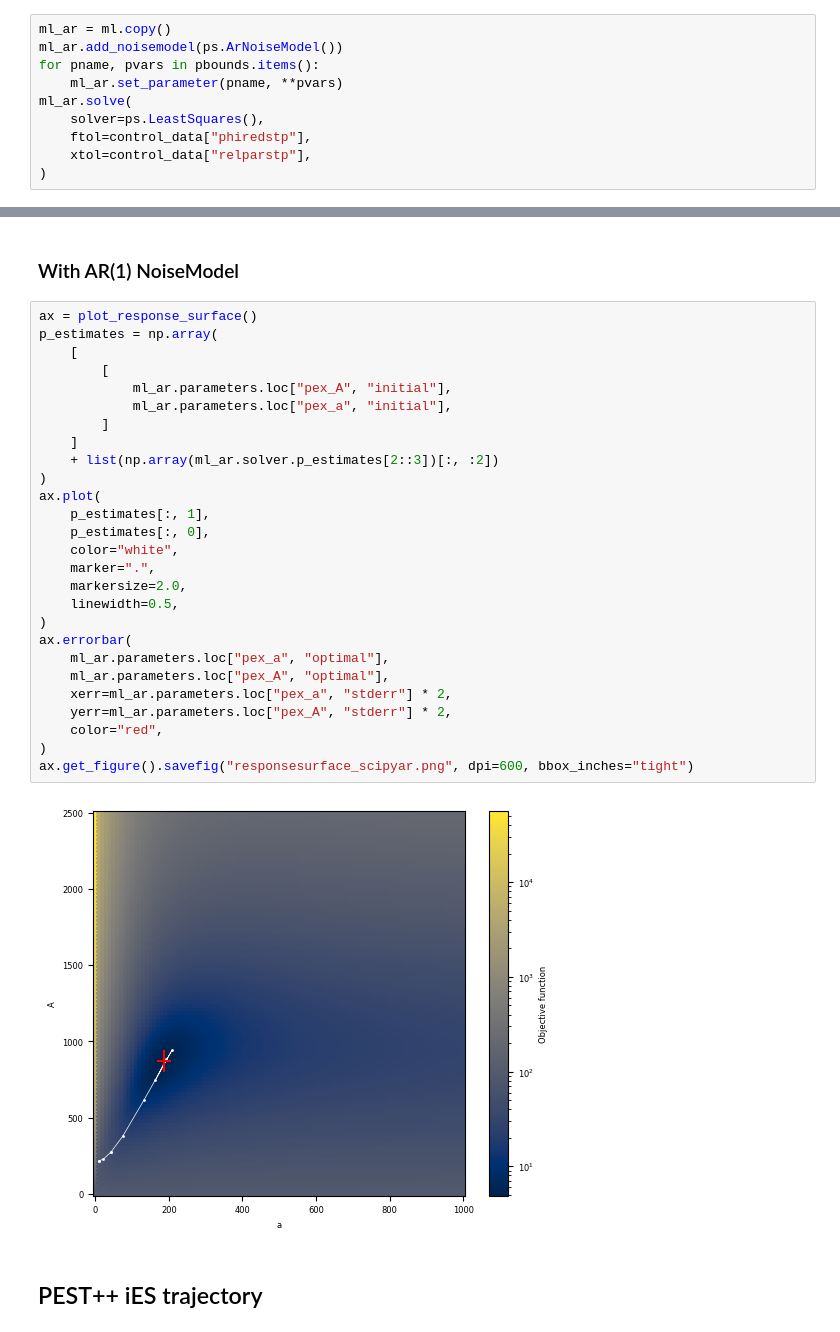
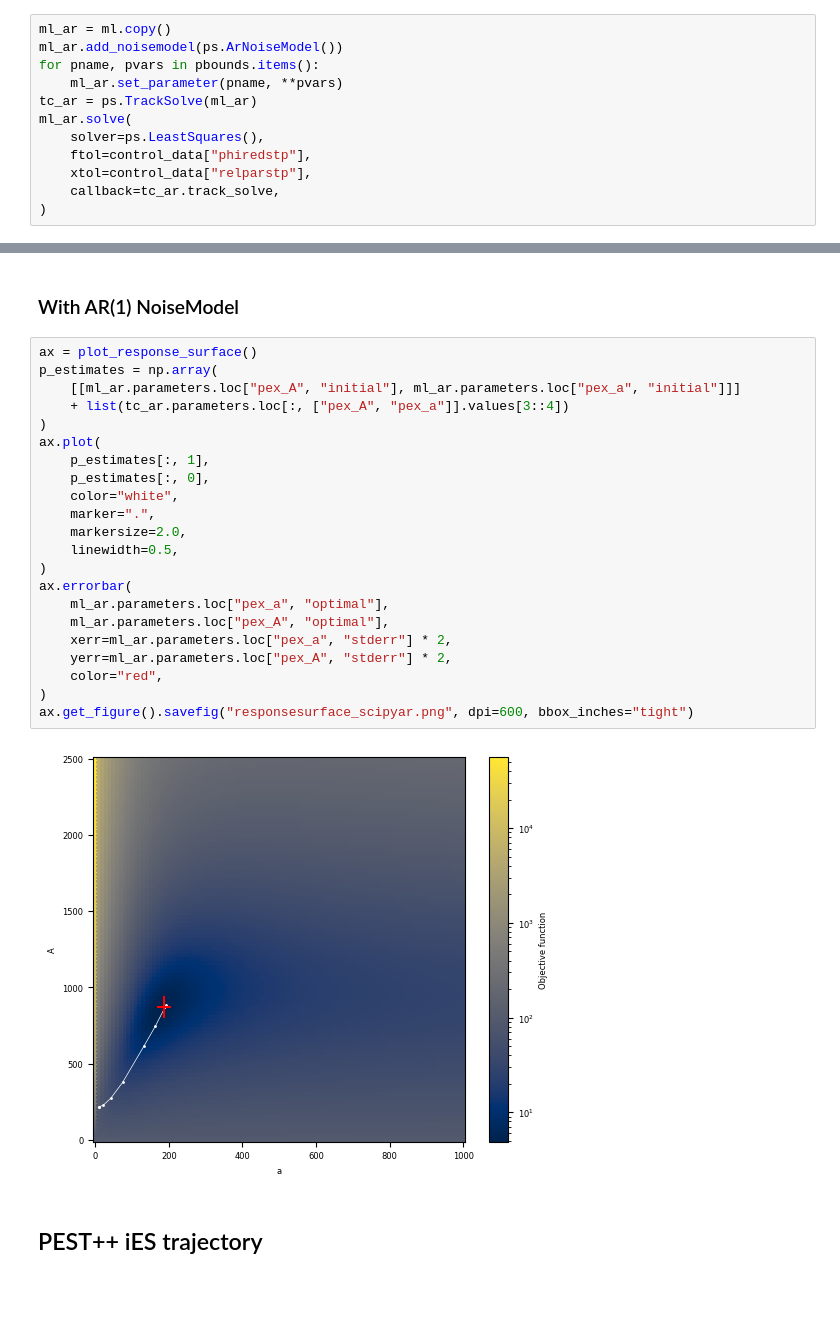
Before and after one commit to pastas/pastas-plugins, a Jupyter notebook: docs/examples/pest_pastas_responsesurface.ipynb, the cells around one changed output, grey strips where cells are left out. Cells and saved outputs as stored; diff of their text form; blank space fills up the shorter version.

```diff
--- a/docs/examples/pest_pastas_responsesurface.ipynb
+++ b/docs/examples/pest_pastas_responsesurface.ipynb
@@ -98,9 +101,11 @@ ml_ar = ml.copy()
 ml_ar.add_noisemodel(ps.ArNoiseModel())
 for pname, pvars in pbounds.items():
     ml_ar.set_parameter(pname, **pvars)
+tc_ar = ps.TrackSolve(ml_ar)
 ml_ar.solve(
     solver=ps.LeastSquares(),
     ftol=control_data["phiredstp"],
     xtol=control_data["relparstp"],
+    callback=tc_ar.track_solve,
 )
 # %% [output]
@@ -264,32 +271,27 @@ ax.get_figure().savefig("responsesurface_scipy.png", dpi=600, bbox_inches="tight
 # %%
 ax = plot_response_surface()
 p_estimates = np.array(
-    [
-        [
-            ml_ar.parameters.loc["pex_A", "initial"],
-            ml_ar.parameters.loc["pex_a", "initial"],
-        ]
-    ]
-    + list(np.array(ml_ar.solver.p_estimates[2::3])[:, :2])
+    [[ml_ar.parameters.loc["pex_A", "initial"], ml_ar.parameters.loc["pex_a", "initial"]]]
+    + list(tc_ar.parameters.loc[:, ["pex_A", "pex_a"]].values[3::4])
 )
 ax.plot(
     p_estimates[:, 1],
     p_estimates[:, 0],
     color="white",
     marker=".",
     markersize=2.0,
     linewidth=0.5,
 )
 ax.errorbar(
     ml_ar.parameters.loc["pex_a", "optimal"],
     ml_ar.parameters.loc["pex_A", "optimal"],
     xerr=ml_ar.parameters.loc["pex_a", "stderr"] * 2,
     yerr=ml_ar.parameters.loc["pex_A", "stderr"] * 2,
     color="red",
 )
 ax.get_figure().savefig("responsesurface_scipyar.png", dpi=600, bbox_inches="tight")
 # %% [output]
-[figure, old version]
+[figure, new version]
 # %% [markdown]
 ## PEST++ iES trajectory
 # %%
```
Also changed, not shown: parts of 8 cells of this notebook.
